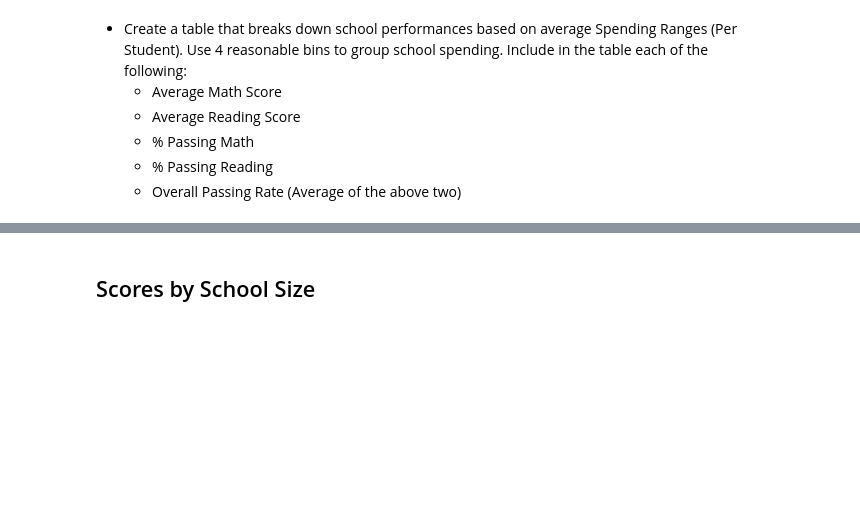
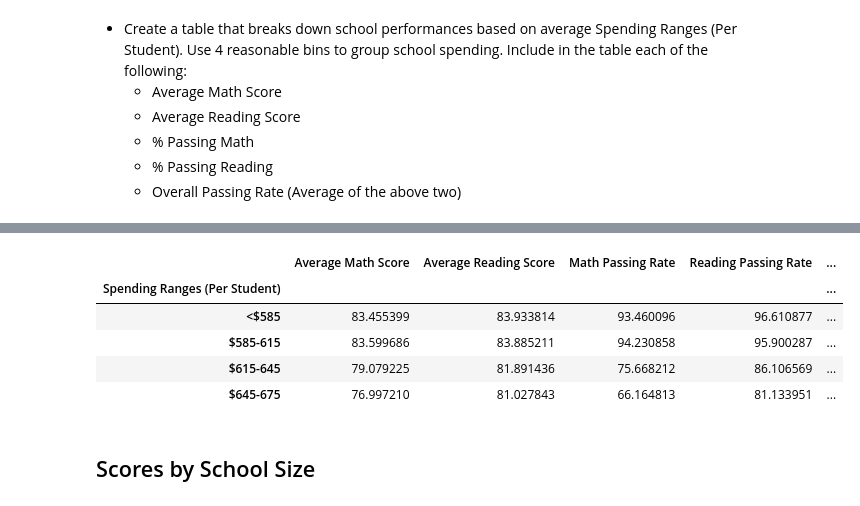
Before and after one commit to carolynew/Data-Visualization-Homework, a Jupyter notebook: 04-Pandas/PyCitySchools/PyCitySchools_CW-Using this version.ipynb, the cells around one changed output, grey strips where cells are left out. Cells and saved outputs as stored; diff of their text form; code cells hidden in the pictures; blank space fills up the shorter version.

```diff
--- a/04-Pandas/PyCitySchools/PyCitySchools_CW-Using this version.ipynb
+++ b/04-Pandas/PyCitySchools/PyCitySchools_CW-Using this version.ipynb
@@ -307,3 +312,42 @@ group_names = ["<$585", "$585-615", "$615-645", "$645-675"]
+# %%
+#Use School Data Summary DataFrame as basis
+#Add column for bins
+school_sum_df["Spending Ranges (Per Student)"] = pd.cut(school_sum_df["Per Student Budget"], spending_bins, labels=group_names)
+
+#Groupby Spending Range
+school_score_spend = school_sum_df.groupby("Spending Ranges (Per Student)")
+
+#Average Math Score
+school_score_avg_math = school_score_spend["Average Math Score"].mean()
+
+#Average Reading Score
+school_score_avg_read = school_score_spend["Average Reading Score"].mean()
+
+#Math Passing Rate
+school_score_pass_math = school_score_spend["Math Passing Rate"].mean()
+
+#Reading Passing Rate
+school_score_pass_read = school_score_spend["Reading Passing Rate"].mean()
+
+#Overall Passing Rate
+school_score_pass_overall = (school_score_pass_math + school_score_pass_read)/2
+
+#DataFrame for Results
+school_score_spend_df = pd.DataFrame({
+    "Average Math Score": school_score_avg_math,
+    "Average Reading Score": school_score_avg_read,
+    "Math Passing Rate": school_score_pass_math,
+    "Reading Passing Rate": school_score_pass_read,
+    "Overall Passing Rate": school_score_pass_overall
+})
+school_score_spend_df
+# %% [output]
+|  | Average Math Score | Average Reading Score | Math Passing Rate | Reading Passing Rate | ... |
+| Spending Ranges (Per Student) |  |  |  |  | ... |
+| <$585 | 83.455399 | 83.933814 | 93.460096 | 96.610877 | ... |
+| $585-615 | 83.599686 | 83.885211 | 94.230858 | 95.900287 | ... |
+| $615-645 | 79.079225 | 81.891436 | 75.668212 | 86.106569 | ... |
+| $645-675 | 76.997210 | 81.027843 | 66.164813 | 81.133951 | ... |
 # %% [markdown]
 ## Scores by School Size
 # %% [markdown]
```
Also changed, not shown: parts of 4 cells of this notebook.
